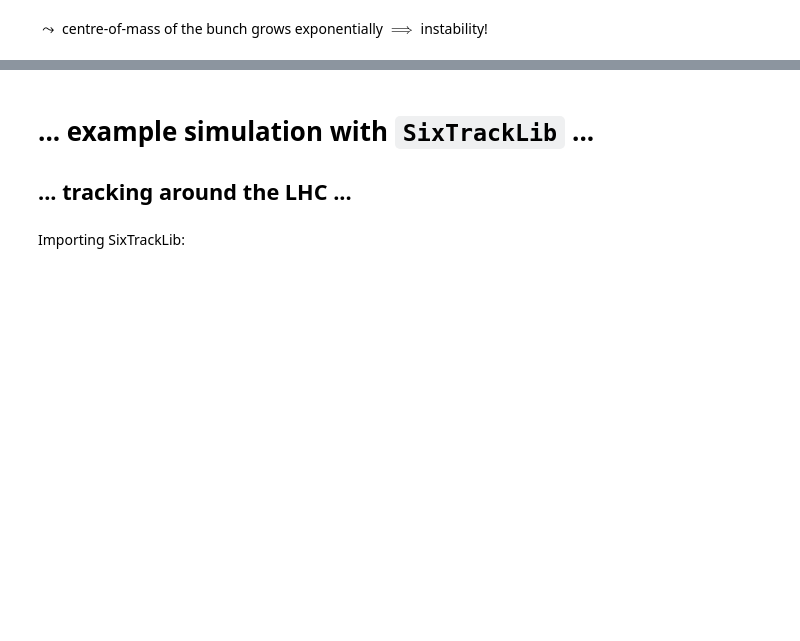
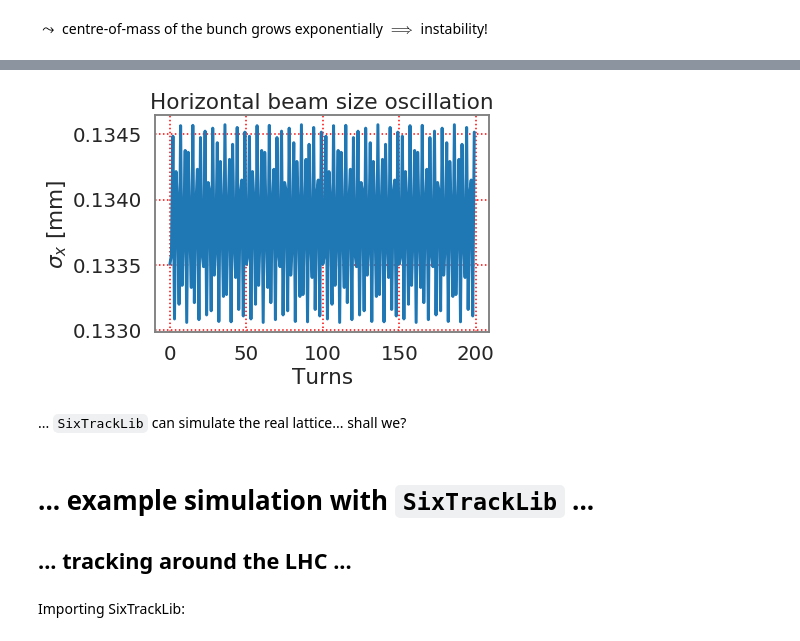
Before and after one commit to aoeftiger/pyhep2020, a Jupyter notebook: talk.ipynb, the cells around one changed output, grey strips where cells are left out. Cells and saved outputs as stored; diff of their text form; code cells hidden in the pictures; blank space fills up the shorter version.

```diff
--- a/talk.ipynb
+++ b/talk.ipynb
@@ -295,3 +320,39 @@ The LHC accelerator layout ("lattice") was simulated with a **simple matrix trac
+# %%
+pyht_beam = generate_Gaussian6DTwiss(
+    macroparticlenumber=n_macroparticles,
+    intensity=intensity,
+    **beam_kwargs,
+    **transverse_map.get_injection_optics(
+        for_particle_generation=True),
+)
+# %%
+pyht_ring_elements = list(transverse_map) + [longitudinal_map] # no wakefield
+# %%
+n_turns = 200
+
+# transfer to GPU
+with GPU(pyht_beam):
+    sx = pmath.zeros(n_turns, dtype=float)
+
+    # loop over turns
+    for i in range(n_turns):
+        # loop over elements around ring
+        for element in pyht_ring_elements:
+            element.track(pyht_beam)
+
+        # record horizontal bunch size oscillation
+        sx[i] = pyht_beam.sigma_x()
+# %%
+sx = pmath.ensure_CPU(sx)
+# %%
+plt.plot(sx * 1e3)
+plt.xlabel('Turns')
+plt.ylabel('$\sigma_x$ [mm]')
+plt.title('Horizontal beam size oscillation');
+# %% [output]
+[figure, added]
+# %% [markdown]
+... `SixTrackLib` can simulate the real lattice... shall we?
 # %% [markdown]
 # ... example simulation with `SixTrackLib` ...
 
```
Also changed, not shown: parts of 150 cells of this notebook.
